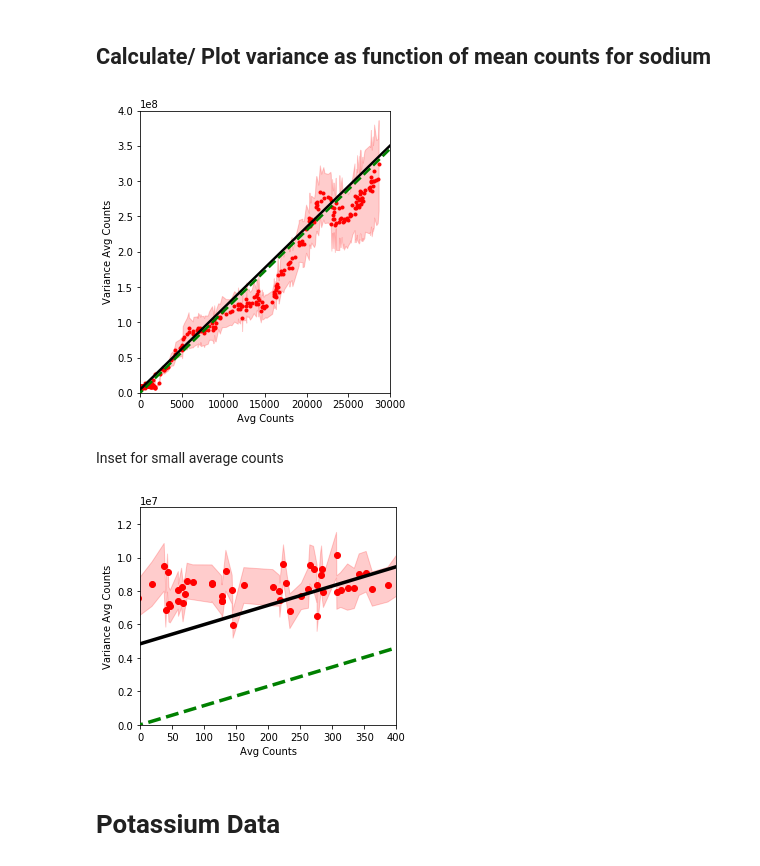
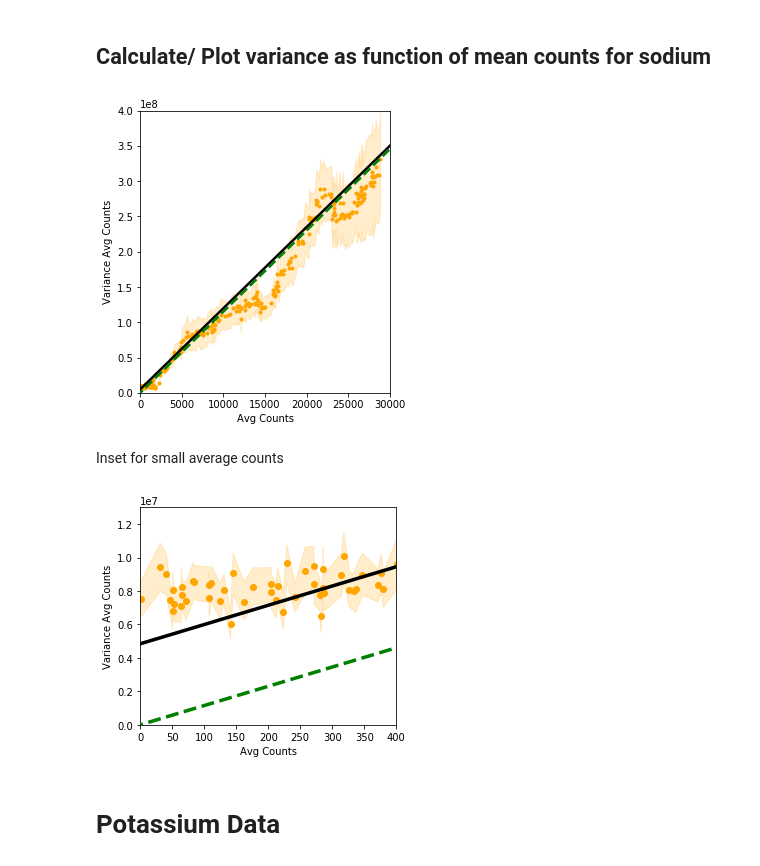
Before and after one commit to synqs/StocDyn_fig_data, a Jupyter notebook: Fig5.ipynb, the cells around one changed output. Drawn from its saved outputs; the diff is of its cells as text; code cells hidden in the pictures.

```diff
--- a/Fig5.ipynb
+++ b/Fig5.ipynb
@@ -105,8 +105,8 @@ sigma_d = 2.201e3
 # %%
 fig = plt.figure(figsize=(4.5,5))
 ax2 = fig.add_subplot(1, 1, 1)
-ax2.fill_between(means_mean4[inds], var_l[inds], var_u[inds],color = 'red', alpha = 0.2)
-ax2.plot(means_mean4,var_mean4, '.', color = 'red')
+ax2.fill_between(means_mean4[inds], var_l[inds], var_u[inds],color = 'orange', alpha = 0.2)
+ax2.plot(means_mean4,var_mean4, '.', color = 'orange')
 ax2.plot(x, C*x+sigma_d**2, 'k', zorder=2,  linewidth=2.5)
 ax2.plot(x, C*x, 'g--', zorder=3, linewidth=2.5)
 ax2.set_ylabel('Variance Avg Counts')
@@ -118,26 +118,26 @@ fig.subplots_adjust(top=0.9);
 my_file = 'Figure5_B1.pdf'
 fig.savefig(os.path.join(PATH_fig, my_file))
 # %% [output]
-[figure, old version]
+[figure, new version]
 # %% [markdown]
 Inset for small average counts
 # %%
 fig = plt.figure(figsize=(4.5,4))
 ax1 = fig.add_subplot(1, 1, 1)
-ax1.fill_between(means_mean4[inds], var_l[inds], var_u[inds],color = 'red', alpha = 0.2)
-ax1.plot(means_mean4,var_mean4, 'o', color = 'red')
+ax1.fill_between(means_mean4[inds], var_l[inds], var_u[inds],color = 'orange', alpha = 0.2)
+ax1.plot(means_mean4,var_mean4, 'o', color = 'orange')
 ax1.plot(x, C*x+sigma_d**2, 'k-', zorder=3, linewidth=3.5)
 ax1.plot(x, C*x, 'g--', zorder=3, linewidth=3.5)
 ax1.set_ylim([0,1.3e7])
 ax1.set_xlim(0, 4e2)
 ax1.set_ylabel('Variance Avg Counts')
 ax1.set_xlabel('Avg Counts')
 fig.tight_layout()
 fig.subplots_adjust(top=0.9);
 my_file = 'Figure5_B1_inset.pdf'
 fig.savefig(os.path.join(PATH_fig, my_file))
 # %% [output]
-[figure, old version]
+[figure, new version]
 # %% [markdown]
 # Potassium Data
 # %%
```
Also changed, not shown: parts of 4 cells of this notebook, 5 other files.
